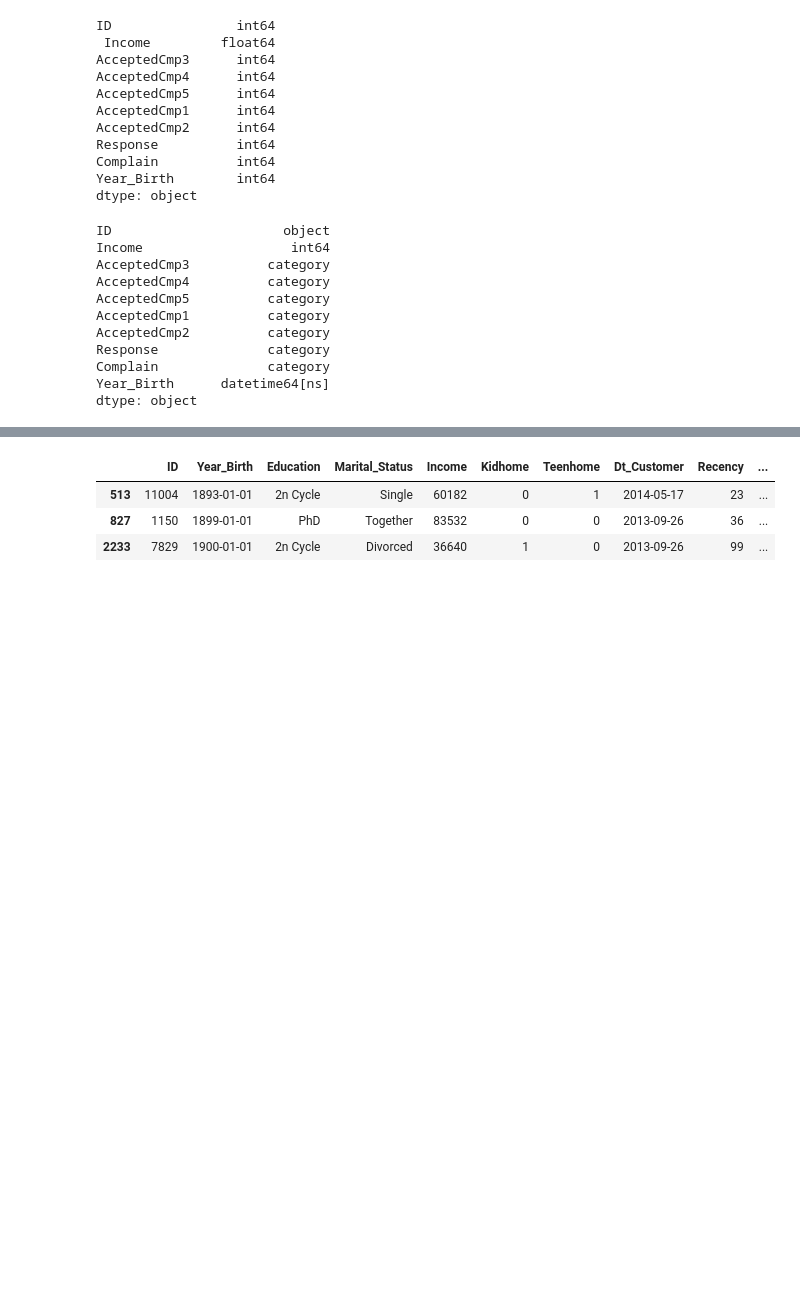
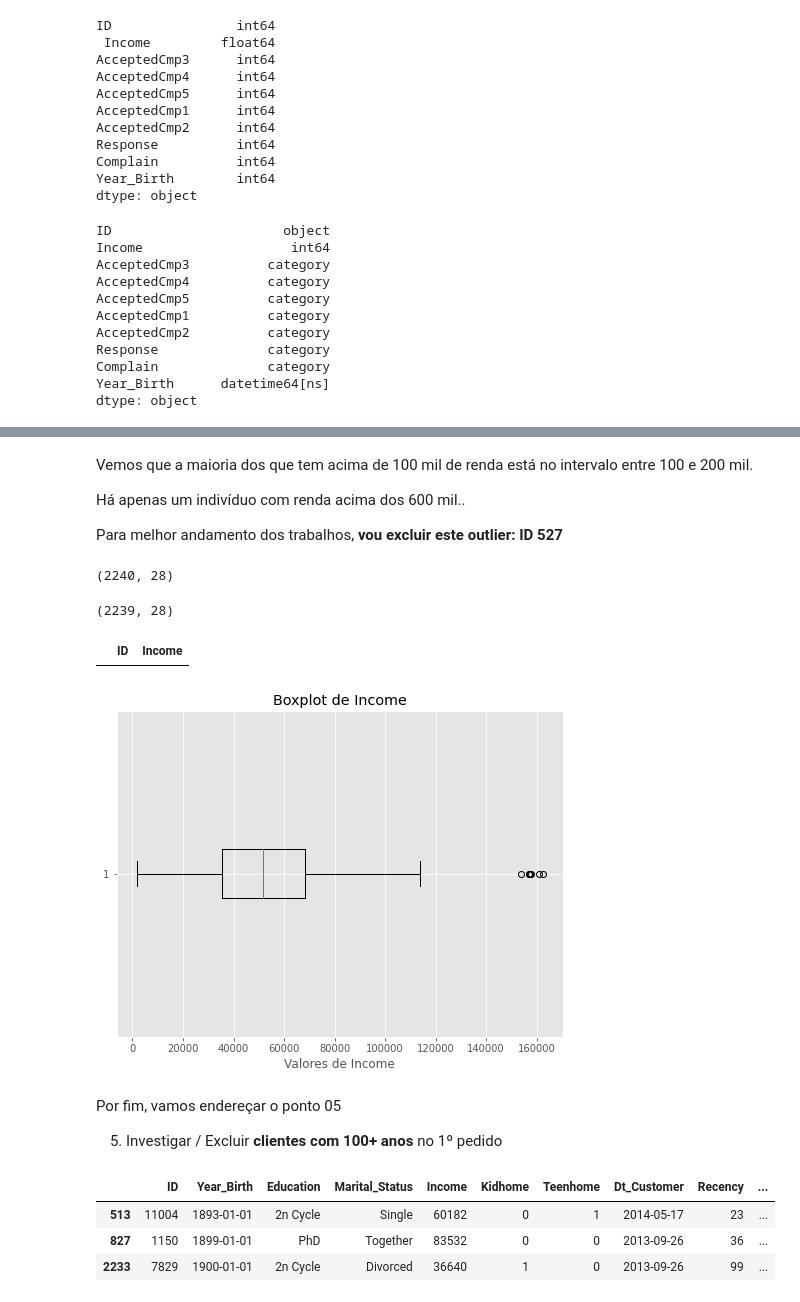
Before and after one commit to MarcioMot4/Maven-Marketing-Analysis-Custommer-Segmentation, a Jupyter notebook: Analise_Clientes_Maven_Marketing.ipynb, the cells around one changed output, grey strips where cells are left out. Drawn from its saved outputs; the diff is of its cells as text; code cells hidden in the pictures; blank space fills up the shorter version.

```diff
--- a/Analise_Clientes_Maven_Marketing.ipynb
+++ b/Analise_Clientes_Maven_Marketing.ipynb
@@ -567,0 +665,6 @@ dtype: object
+# %% [markdown]
+Vemos que a maioria dos que tem acima de 100 mil de renda está no intervalo entre 100 e 200 mil.
+
+Há apenas um indivíduo com renda acima dos 600 mil..
+
+Para melhor andamento dos trabalhos, **vou excluir este outlier:  ID 527**
@@ -567,0 +673,29 @@ dtype: object
+# %%
+# conferindo:
+
+#original
+base0.shape
+# %% [output]
+(2240, 28)
+# %%
+#clean
+base_1_clean.shape
+# %% [output]
+(2239, 28)
+# %%
+Renda_Outlier = base_1_clean[base_1_clean['Income'] > 600000]
+display (Renda_Outlier[['ID', 'Income']])
+# %% [output]
+|  | ID | Income |
+# %%
+plt.figure(figsize=(8,6))
+plt.boxplot(base_1_clean['Income'], vert=False)
+plt.title('Boxplot de Income')
+plt.xlabel('Valores de Income')
+plt.show()
+# %% [output]
+[figure, added]
+# %% [markdown]
+Por fim, vamos endereçar o ponto 05
+
+5) Investigar / Excluir  **clientes com 100+ anos** no 1º pedido
```
Also changed, not shown: parts of 68 cells of this notebook.
